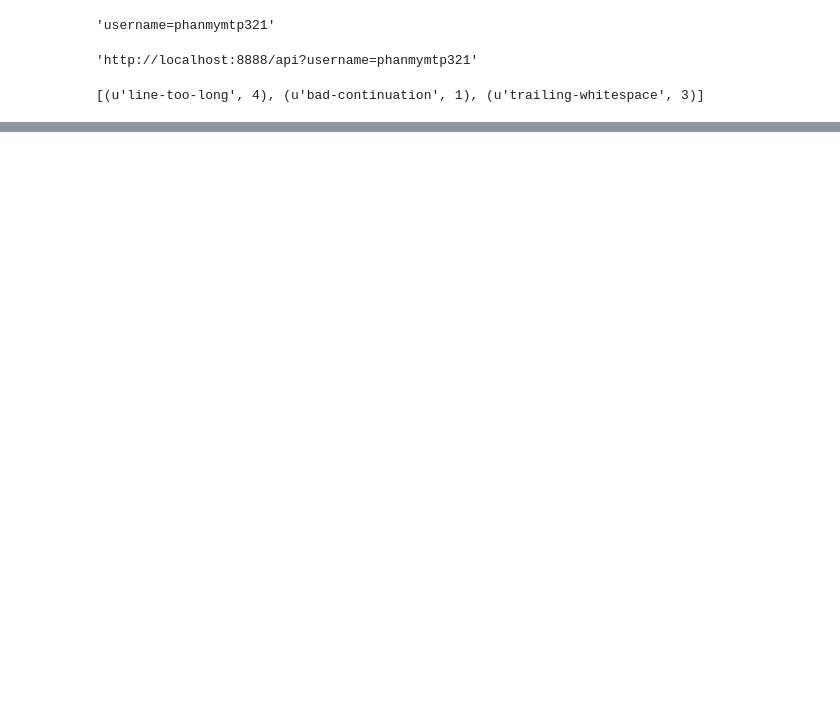
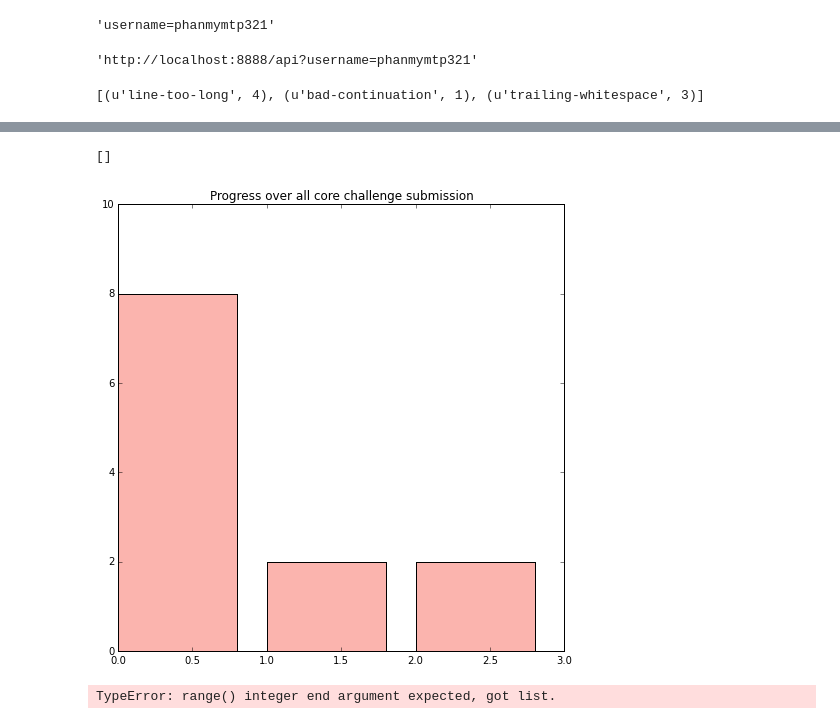
Before and after one commit to Mohitsharma44/uscl-performance, a Jupyter notebook: using_uscl_api.ipynb, the cells around one changed output, grey strips where cells are left out. Drawn from its saved outputs; the diff is of its cells as text; code cells hidden in the pictures; blank space fills up the shorter version.

```diff
--- a/using_uscl_api.ipynb
+++ b/using_uscl_api.ipynb
@@ -38,0 +63,19 @@ sizes = sym.values()
+# %%
+hist_errors = []
+for i in range(len(json_list)):
+    hist_errors.append(len(json_list[i]['symbol']))
+# %%
+fig = plt.figure(figsize=[8, 8])
+ax = fig.add_subplot(111)
+ax.bar(range(len(hist_errors)), hist_errors,
+       width=0.8, color=picolors[0])
+ax.set_ylim([0, 10])
+ax.set_title('Progress over all core challenge submission')
+ax.plot()
+# %% [output]
+[]
+[figure, added]
+# %%
+range(hist_errors)
+# %% [output]
+TypeError: range() integer end argument expected, got list.
```
Also changed, not shown: parts of 5 cells of this notebook.
